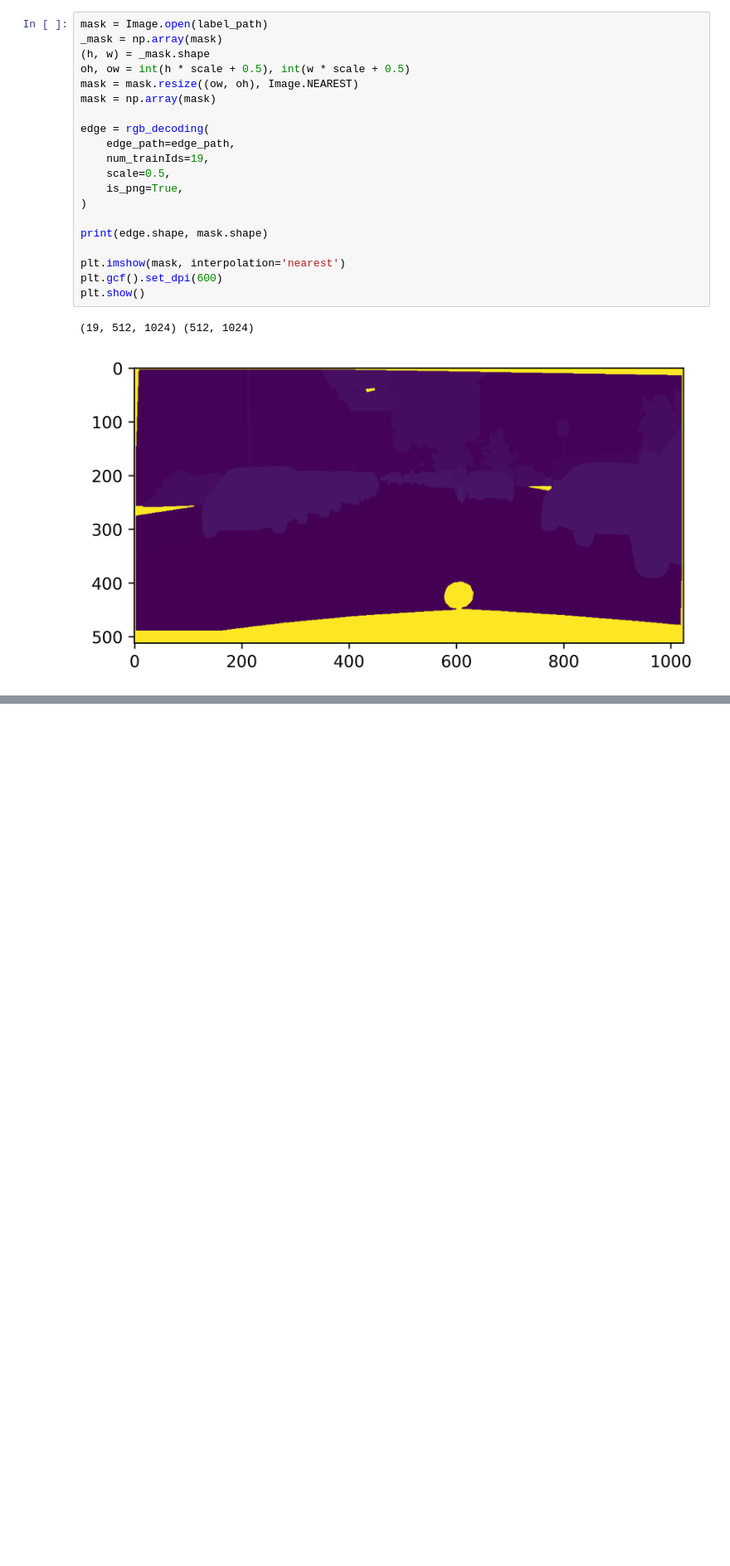
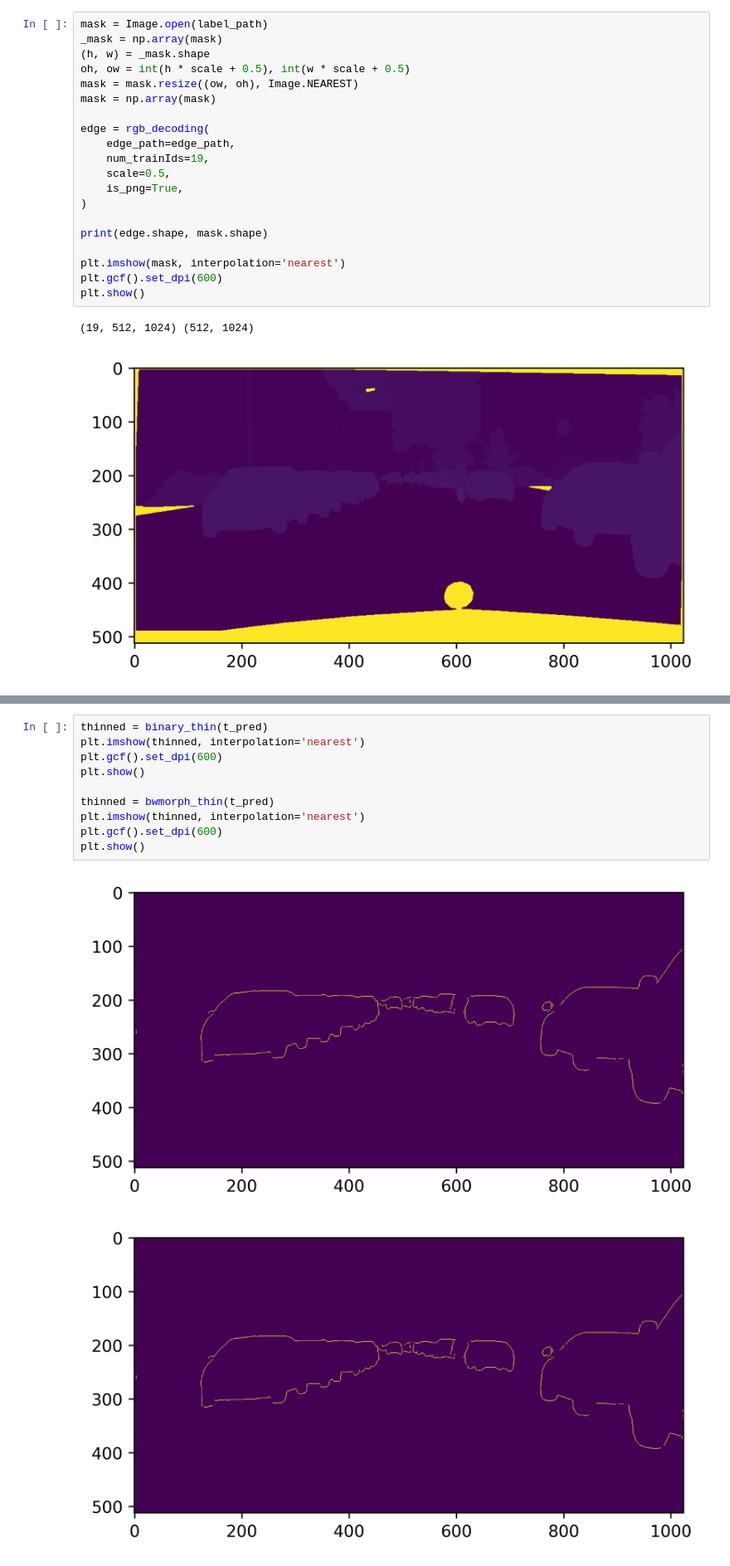
Before and after one commit to haruishi43/py-edge-eval, a Jupyter notebook: notebooks/check_cityscapes_script.ipynb, the cells around one changed output, grey strips where cells are left out. Shown at 83% size. Drawn from its saved outputs; the diff is of its cells as text; blank space fills up the shorter version.

```diff
--- a/notebooks/check_cityscapes_script.ipynb
+++ b/notebooks/check_cityscapes_script.ipynb
@@ -78,0 +126,13 @@ plt.show()
+# %%
+thinned = binary_thin(t_pred)
+plt.imshow(thinned, interpolation='nearest')
+plt.gcf().set_dpi(600)
+plt.show()
+
+thinned = bwmorph_thin(t_pred)
+plt.imshow(thinned, interpolation='nearest')
+plt.gcf().set_dpi(600)
+plt.show()
+# %% [output]
+[figure, added]
+[figure, added]
```
Also changed, not shown: parts of 16 cells of this notebook, 35 other files.
